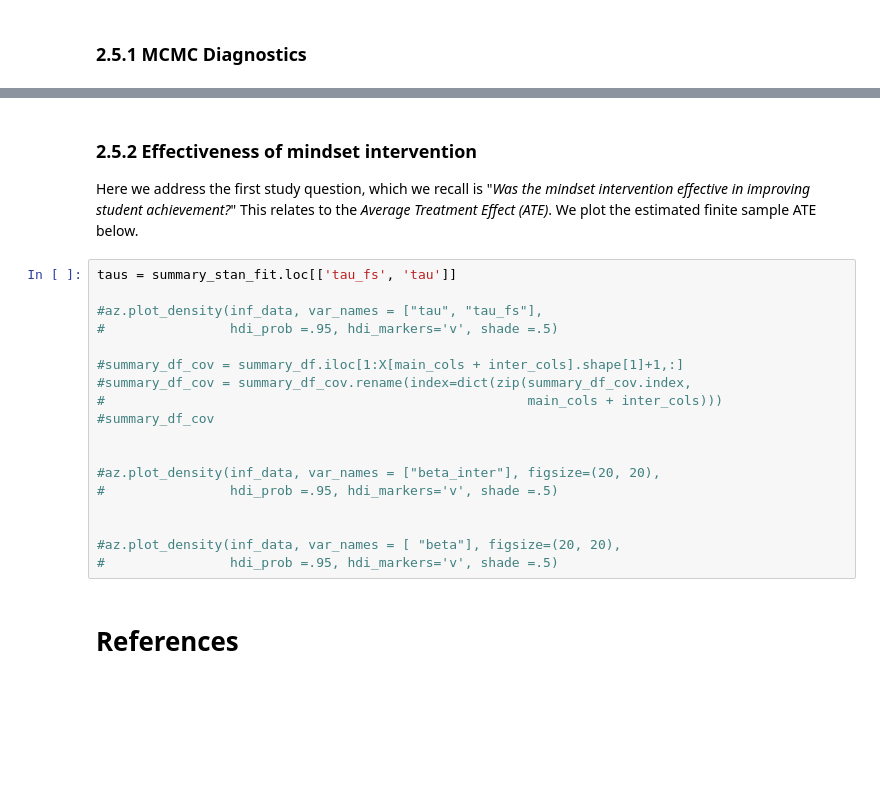
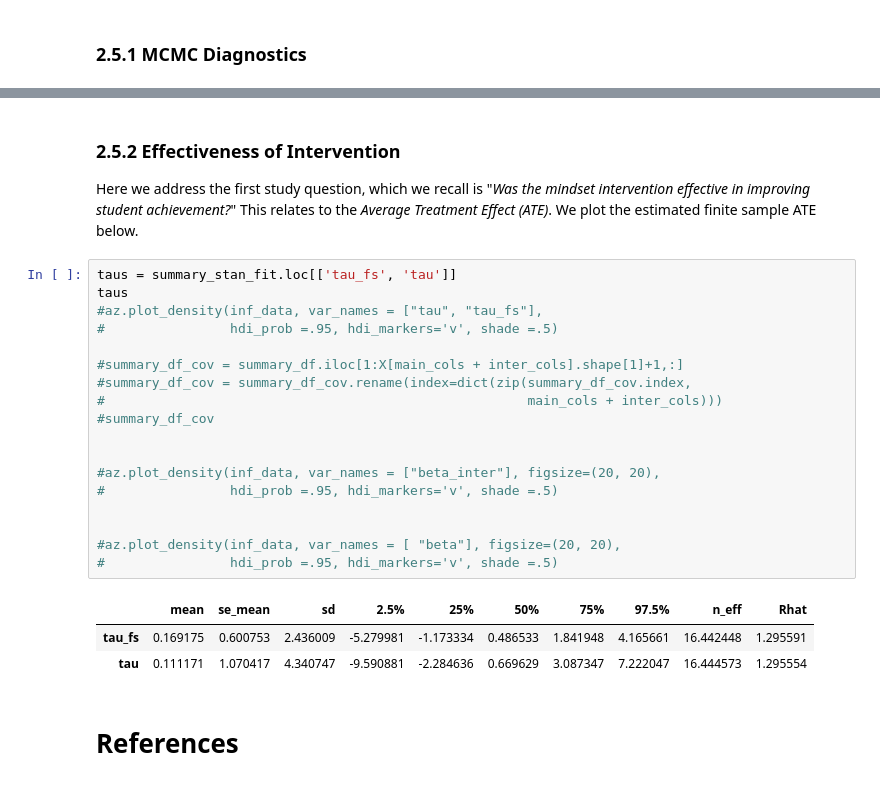
Before and after one commit to leoguelman/BCI, a Jupyter notebook: notebook/acic2018.ipynb, the cells around one changed output, grey strips where cells are left out. Cells and saved outputs as stored; diff of their text form; blank space fills up the shorter version.

```diff
--- a/notebook/acic2018.ipynb
+++ b/notebook/acic2018.ipynb
@@ -334,25 +428,29 @@ stan_utility.utils.check_div(fit_mbi)
 # %% [markdown]
-### 2.5.2  Effectiveness of mindset intervention
+### 2.5.2  Effectiveness of Intervention
 
 Here we address the first study question, which we recall is "*Was the mindset intervention effective in improving student achievement?*" This relates to the *Average Treatment Effect (ATE)*. We plot the estimated finite sample ATE below.
 # %%
 taus = summary_stan_fit.loc[['tau_fs', 'tau']]
-
+taus
 #az.plot_density(inf_data, var_names = ["tau", "tau_fs"],
 #                hdi_prob =.95, hdi_markers='v', shade =.5)
 
 #summary_df_cov = summary_df.iloc[1:X[main_cols + inter_cols].shape[1]+1,:]
 #summary_df_cov = summary_df_cov.rename(index=dict(zip(summary_df_cov.index,
 #                                                      main_cols + inter_cols)))
 #summary_df_cov
 
 
 #az.plot_density(inf_data, var_names = ["beta_inter"], figsize=(20, 20),
 #                hdi_prob =.95, hdi_markers='v', shade =.5)
 
 
 #az.plot_density(inf_data, var_names = [ "beta"], figsize=(20, 20),
 #                hdi_prob =.95, hdi_markers='v', shade =.5)
+# %% [output]
+|  | mean | se_mean | sd | 2.5% | 25% | 50% | 75% | 97.5% | n_eff | Rhat |
+| tau_fs | 0.169175 | 0.600753 | 2.436009 | -5.279981 | -1.173334 | 0.486533 | 1.841948 | 4.165661 | 16.442448 | 1.295591 |
+| tau | 0.111171 | 1.070417 | 4.340747 | -9.590881 | -2.284636 | 0.669629 | 3.087347 | 7.222047 | 16.444573 | 1.295554 |
 # %% [markdown]
 # References <a class="anchor" id="ref"></a>
 # %% [markdown]
```
Also changed, not shown: parts of 15 cells of this notebook, 3 other files.
